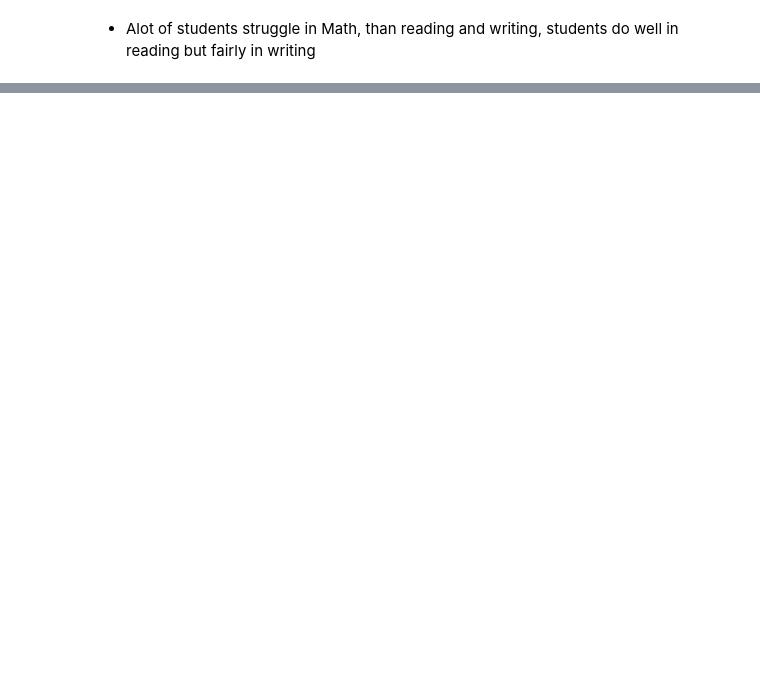
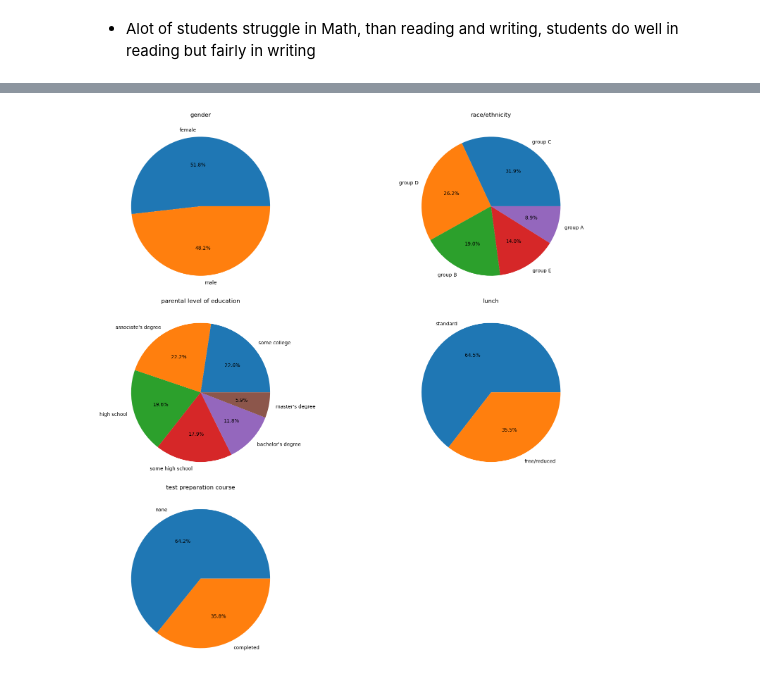
Before and after one commit to the-liyanage/applied-machine-learning, a Jupyter notebook: regression/end-to-end/notebook/data/EDA-student-performance.ipynb, the cells around one changed output, grey strips where cells are left out. Saved outputs shown, nothing was run; the diff lists cells and outputs as text; code cells hidden in the pictures; blank space fills up the shorter version.

Commit message:
visualizations added

```diff
--- a/regression/end-to-end/notebook/data/EDA-student-performance.ipynb
+++ b/regression/end-to-end/notebook/data/EDA-student-performance.ipynb
@@ -237,0 +247,16 @@ for writing: 3 students scores less than 20
+# %%
+# Bar plots for all categorical features
+
+fig, axes = plt.subplots(3, 2, figsize = (18, 16))
+axes = axes.flatten()
+
+for i, feature in enumerate(categorical_features):
+    df[feature].value_counts().plot(kind = "bar", ax = axes[i], color = "steelblue")
+    axes[i].set_title(f"Distribution of {feature}")
+    axes[i].set_xlabel(feature)
+    axes[i].set_ylabel("Count")
+    axes[i].tick_params(axis = "x", rotation = 45)
+    axes[i].grid(axis = "y", alpha = 0.3)
+fig.delaxes(axes[-1])
+plt.tight_layout()
+plt.show()
@@ -237,0 +265,13 @@ for writing: 3 students scores less than 20
+# %%
+fig, axes = plt.subplots(3, 2, figsize = (18, 16))
+axes = axes.flatten()
+
+for i, feature in enumerate(categorical_features):
+    df[feature].value_counts().plot(kind = "pie", ax = axes[i], autopct ="%1.1f%%")
+    axes[i].set_title(f"{feature}")
+    axes[i].set_ylabel("")
+fig.delaxes(axes[-1])
+plt.tight_layout()
+plt.show()
+# %% [output]
+[figure, added]
```
Also changed, not shown: parts of 19 cells of this notebook.
